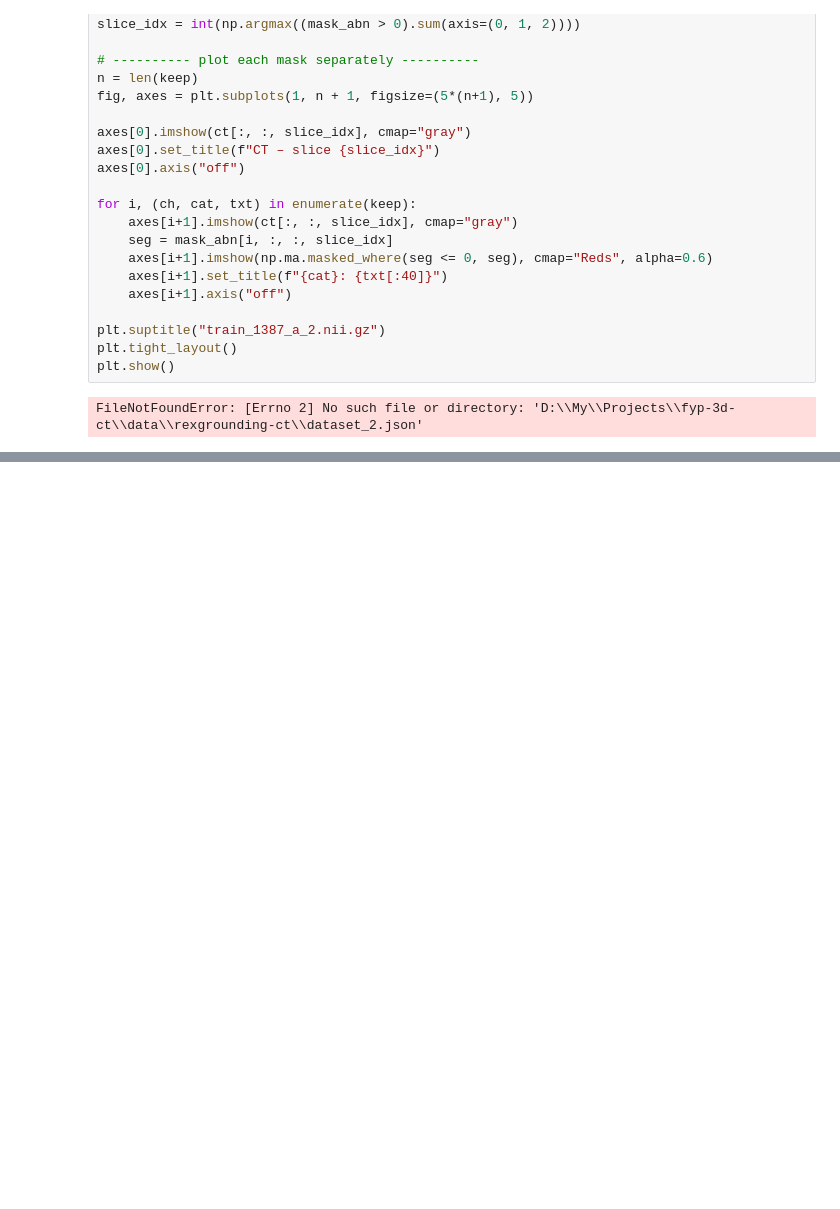
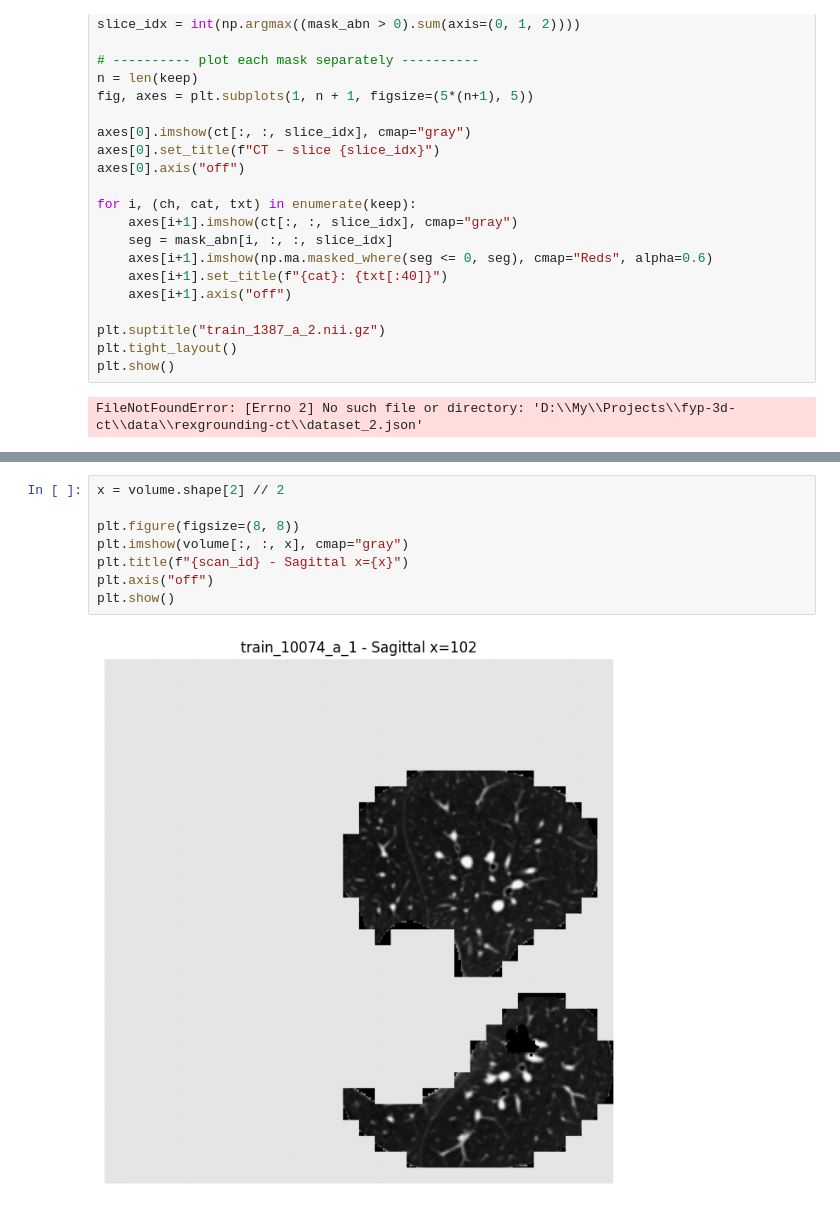
Before and after one commit to ckekula/fyp-3d-ct, a Jupyter notebook: eda/patches.ipynb, the cells around one changed output, grey strips where cells are left out. Drawn from its saved outputs; the diff is of its cells as text; blank space fills up the shorter version.

```diff
--- a/eda/patches.ipynb
+++ b/eda/patches.ipynb
@@ -658,0 +856,10 @@ FileNotFoundError: [Errno 2] No such file or directory: 'D:\\My\\Projects\\fyp-3
+# %%
+x = volume.shape[2] // 2
+
+plt.figure(figsize=(8, 8))
+plt.imshow(volume[:, :, x], cmap="gray")
+plt.title(f"{scan_id} - Sagittal x={x}")
+plt.axis("off")
+plt.show()
+# %% [output]
+[figure, added]
```
Also changed, not shown: parts of 6 cells of this notebook, 6 other files.
